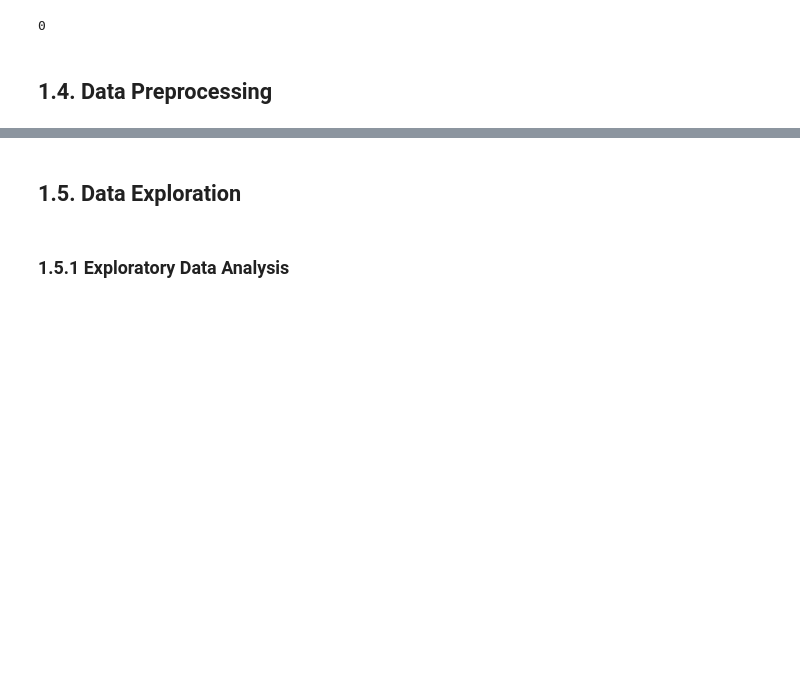
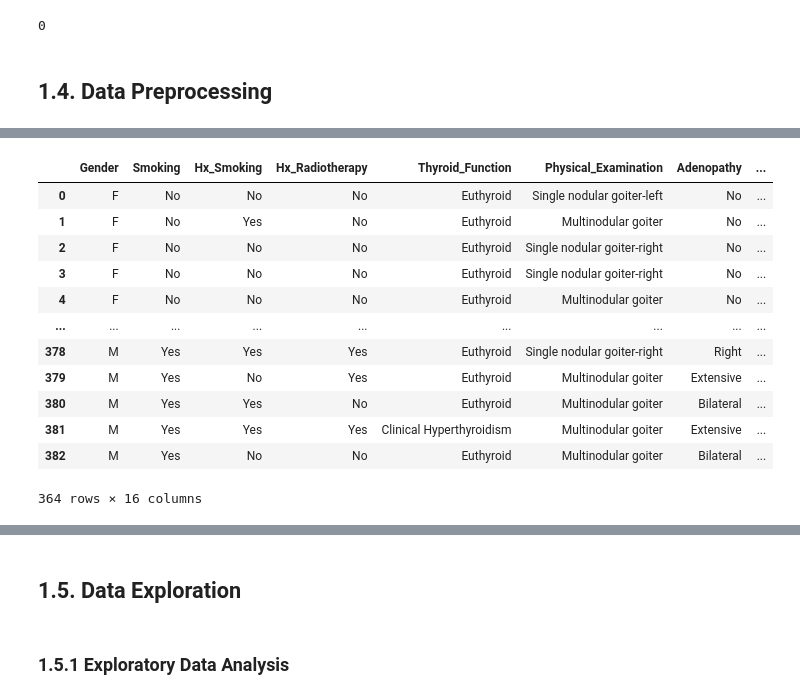
Before and after one commit to JohnPaulinePineda/Portfolio_Project_61, a Jupyter notebook: codes/DetectingAndEvaluatingAnomaliesInCategoricalDataUnderSupervisedAndUnsupervisedSettings.ipynb, the cells around one changed output, grey strips where cells are left out. Saved outputs shown, nothing was run; the diff lists cells and outputs as text; code cells hidden in the pictures; blank space fills up the shorter version.

```diff
--- a/codes/DetectingAndEvaluatingAnomaliesInCategoricalDataUnderSupervisedAndUnsupervisedSettings.ipynb
+++ b/codes/DetectingAndEvaluatingAnomaliesInCategoricalDataUnderSupervisedAndUnsupervisedSettings.ipynb
@@ -853,0 +888,22 @@ len(categorical_column_quality_summary[(categorical_column_quality_summary['Uniq
+# %%
+##################################
+# Preparing the working dataset
+# by excluding unnecessary columns
+##################################
+exclude_cols = ['Age', 'Recurred']
+thyroid_cancer_baseline_filtered = thyroid_cancer_baseline.drop(columns=exclude_cols)
+display(thyroid_cancer_baseline_filtered)
+# %% [output]
+|  | Gender | Smoking | Hx_Smoking | Hx_Radiotherapy | Thyroid_Function | Physical_Examination | Adenopathy | ... |
+| 0 | F | No | No | No | Euthyroid | Single nodular goiter-left | No | ... |
+| 1 | F | No | Yes | No | Euthyroid | Multinodular goiter | No | ... |
+| 2 | F | No | No | No | Euthyroid | Single nodular goiter-right | No | ... |
+| 3 | F | No | No | No | Euthyroid | Single nodular goiter-right | No | ... |
+| 4 | F | No | No | No | Euthyroid | Multinodular goiter | No | ... |
+| ... | ... | ... | ... | ... | ... | ... | ... | ... |
+| 378 | M | Yes | Yes | Yes | Euthyroid | Single nodular goiter-right | Right | ... |
+| 379 | M | Yes | No | Yes | Euthyroid | Multinodular goiter | Extensive | ... |
+| 380 | M | Yes | Yes | No | Euthyroid | Multinodular goiter | Bilateral | ... |
+| 381 | M | Yes | Yes | Yes | Clinical Hyperthyroidism | Multinodular goiter | Extensive | ... |
+| 382 | M | Yes | No | No | Euthyroid | Multinodular goiter | Bilateral | ... |
+364 rows × 16 columns
```
Also changed, not shown: parts of 13 cells of this notebook, 2 other files.
